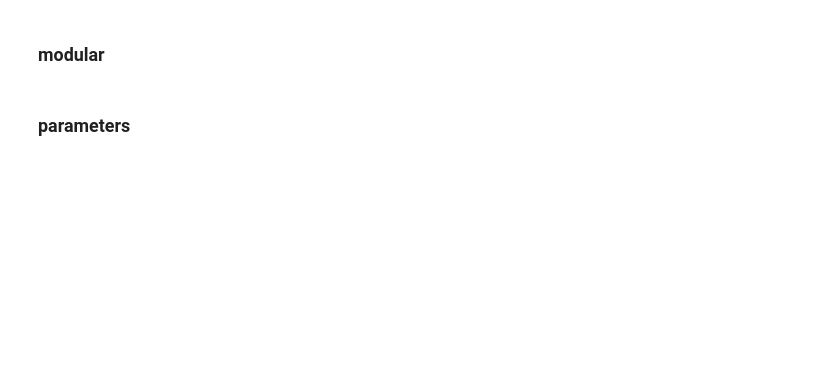
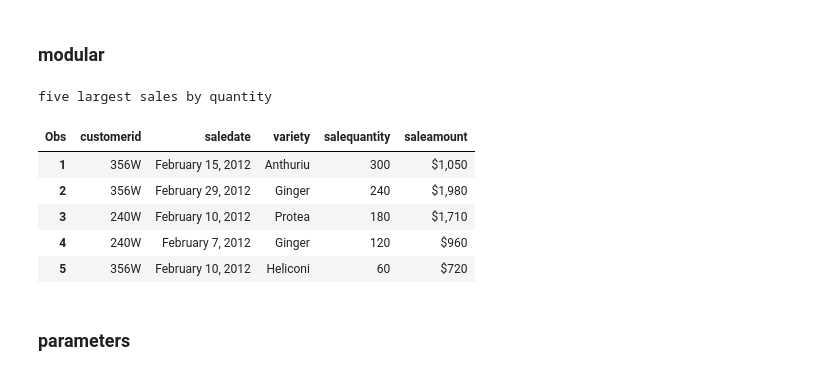
Before and after one commit to 0xdomyz/sas_collection, a Jupyter notebook: generic/macro.ipynb, the cells around one changed output. Drawn from its saved outputs; the diff is of its cells as text; code cells hidden in the pictures; blank space fills up the shorter version.

Commit message:
update macro

```diff
--- a/generic/macro.ipynb
+++ b/generic/macro.ipynb
@@ -18,4 +73,27 @@ SAS Connection established. Subprocess id is 20452
 # %% [markdown]
 ### modular
+# %%
+sas.submitLST(f"""
+    %macro sample;
+        proc sort data = flowersales;
+            by descending salequantity;
+        run;
+
+        proc print data = flowersales (obs = 5);
+            format saledate worddate. saleamount dollar.;
+            title 'five largest sales by quantity';
+        run;
+    %mend sample;
+
+    %sample;
+""")
+# %% [output]
+five largest sales by quantity
+| Obs | customerid | saledate | variety | salequantity | saleamount |
+| 1 | 356W | February 15, 2012 | Anthuriu | 300 | $1,050 |
+| 2 | 356W | February 29, 2012 | Ginger | 240 | $1,980 |
+| 3 | 240W | February 10, 2012 | Protea | 180 | $1,710 |
+| 4 | 240W | February 7, 2012 | Ginger | 120 | $960 |
+| 5 | 356W | February 10, 2012 | Heliconi | 60 | $720 |
 # %% [markdown]
 ### parameters
```
Also changed, not shown: parts of 4 cells of this notebook.
